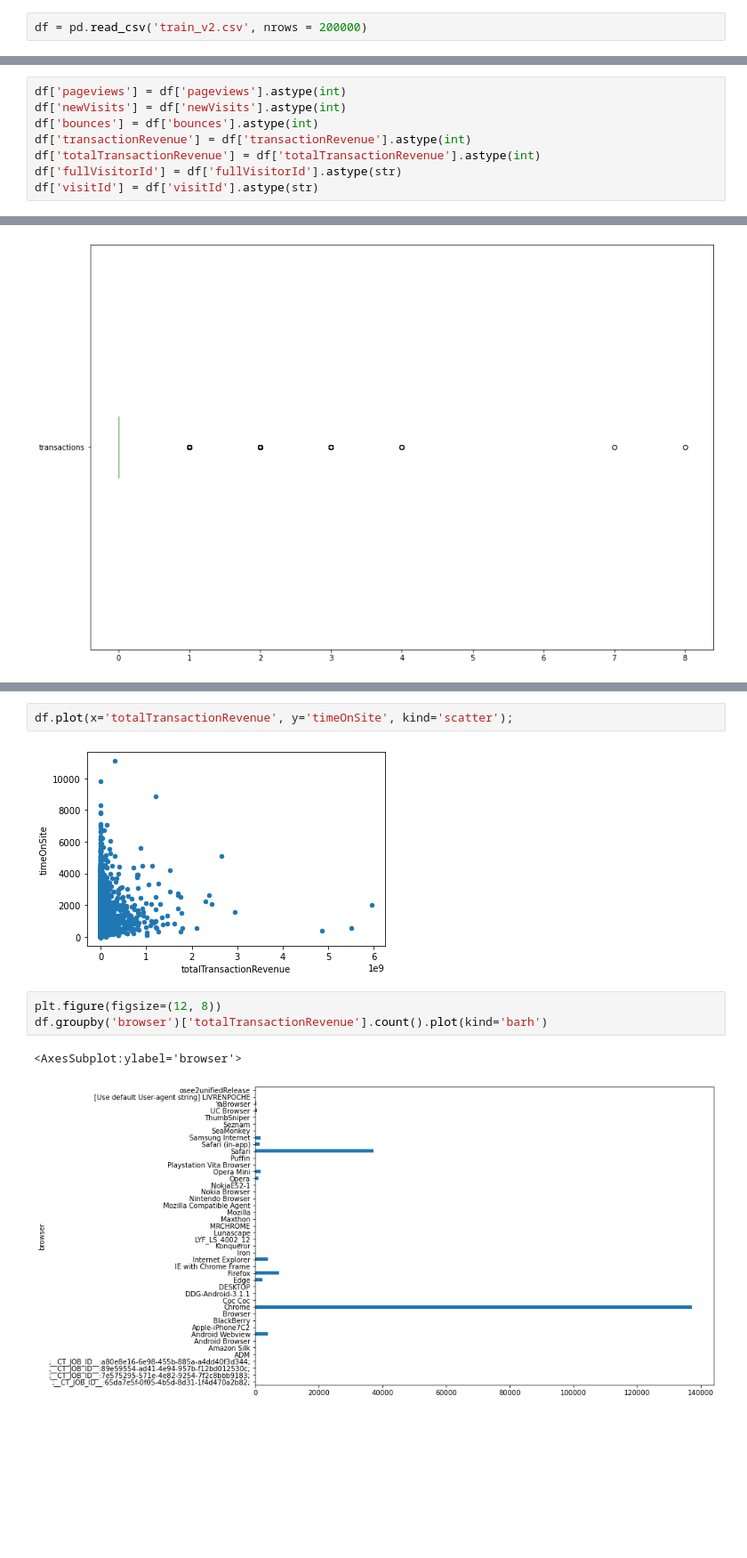
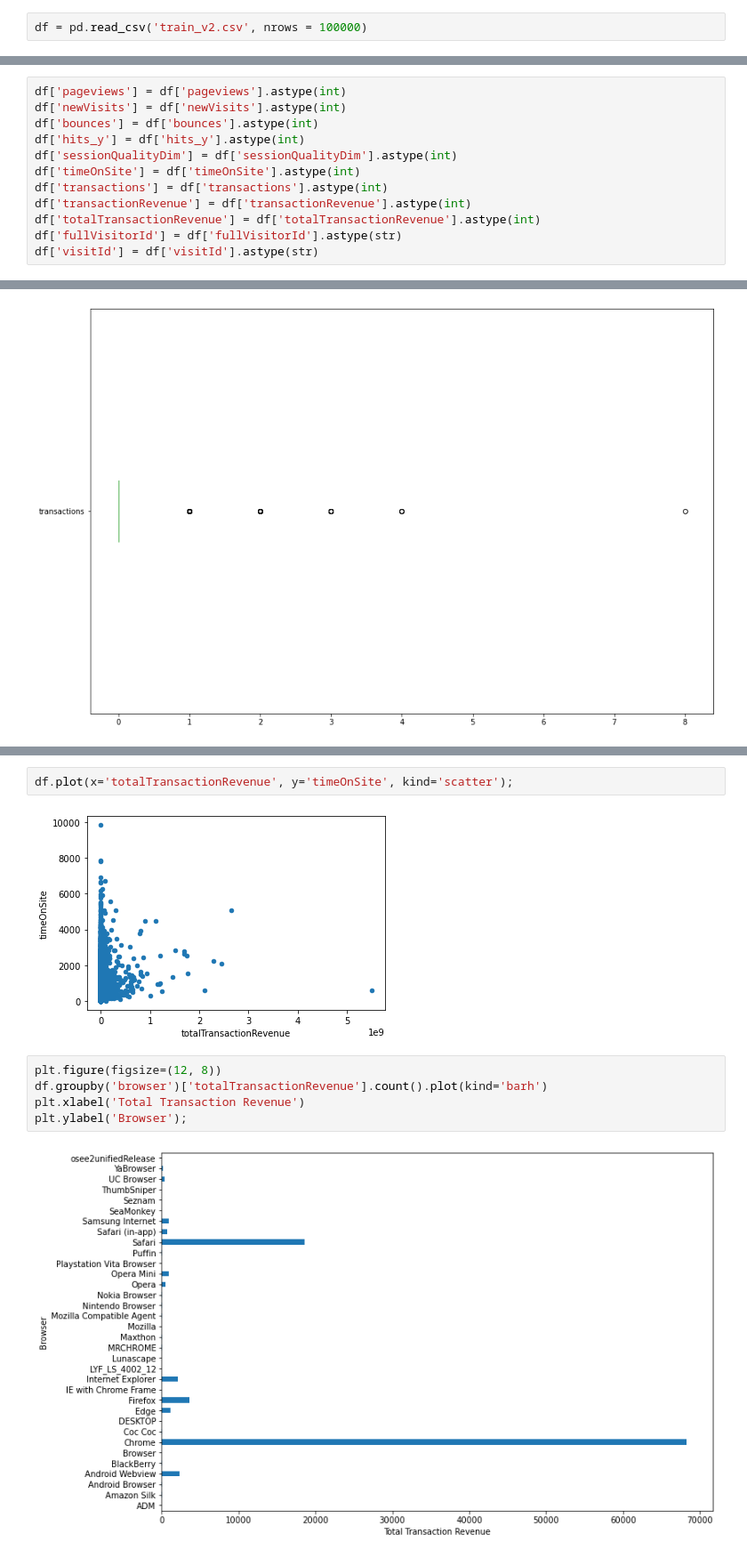
Before and after one commit to larsenk23/Capstone2, a Jupyter notebook: Data Cleaning.ipynb, the cells around one changed output, grey strips where cells are left out. Shown: that part at 89% size. Drawn from its saved outputs; the diff is of its cells as text; blank space fills up the shorter version.

Commit message:
Updating Data Cleaning with visuals

```diff
--- a/Data Cleaning.ipynb
+++ b/Data Cleaning.ipynb
@@ -8,4 +8,4 @@ import matplotlib.pyplot as plt
 from matplotlib import pyplot as plt
 import seaborn as sb
 # %%
-df = pd.read_csv('train_v2.csv', nrows = 200000)
+df = pd.read_csv('train_v2.csv', nrows = 100000)
@@ -43,6 +66,10 @@ df['adwordsClickInfo.slot'].replace(0, np.nan, inplace=True)
 df['pageviews'] = df['pageviews'].astype(int)
 df['newVisits'] = df['newVisits'].astype(int)
 df['bounces'] = df['bounces'].astype(int)
+df['hits_y'] = df['hits_y'].astype(int)
+df['sessionQualityDim'] = df['sessionQualityDim'].astype(int)
+df['timeOnSite'] = df['timeOnSite'].astype(int)
+df['transactions'] = df['transactions'].astype(int)
 df['transactionRevenue'] = df['transactionRevenue'].astype(int)
 df['totalTransactionRevenue'] = df['totalTransactionRevenue'].astype(int)
 df['fullVisitorId'] = df['fullVisitorId'].astype(str)
@@ -148,13 +184,14 @@ df.plot(x='totalTransactionRevenue', y='visitStartTime', kind='scatter');
 # %%
 df.plot(x='totalTransactionRevenue', y='timeOnSite', kind='scatter');
 # %% [output]
-[figure, old version]
+[figure, new version]
 # %%
 plt.figure(figsize=(12, 8))
 df.groupby('browser')['totalTransactionRevenue'].count().plot(kind='barh')
+plt.xlabel('Total Transaction Revenue')
+plt.ylabel('Browser');
 # %% [output]
-<AxesSubplot:ylabel='browser'>
-[figure, old version]
+[figure, new version]
 # %%
 plt.figure(figsize=(12, 8))
 df.groupby('operatingSystem')['totalTransactionRevenue'].count().plot(kind='barh')
```
Also changed, not shown: parts of 45 cells of this notebook.
